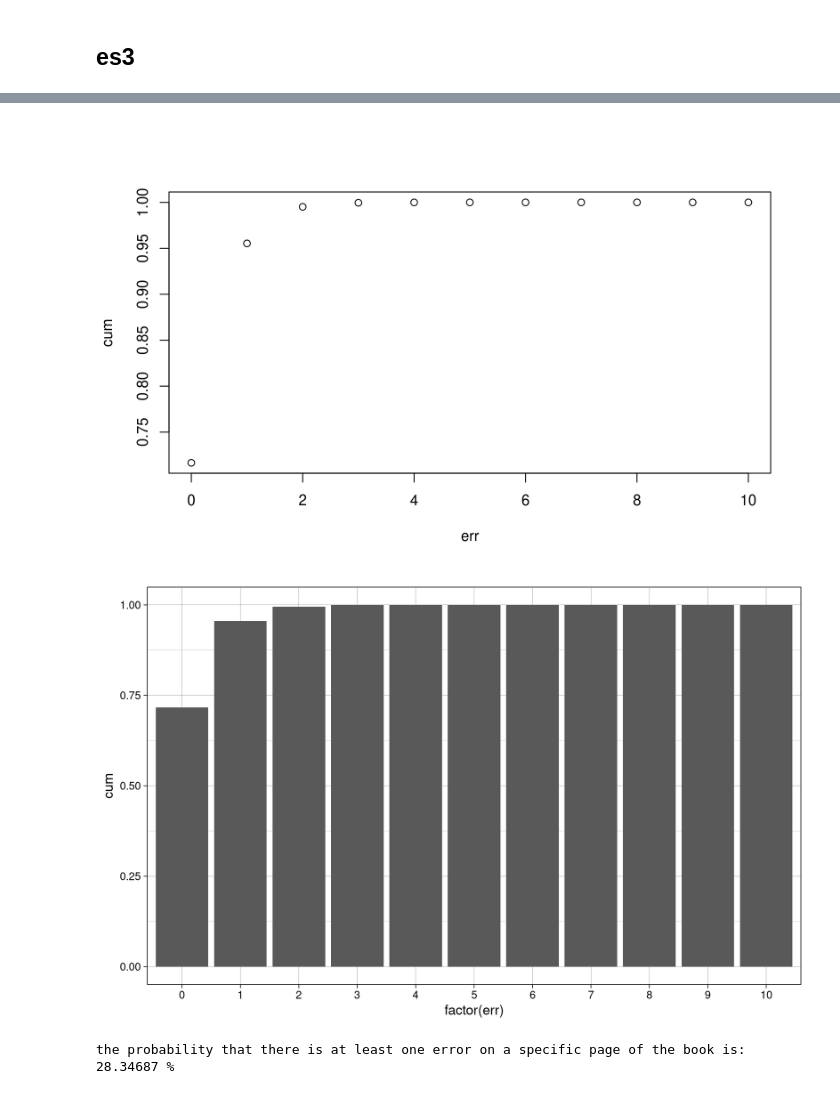
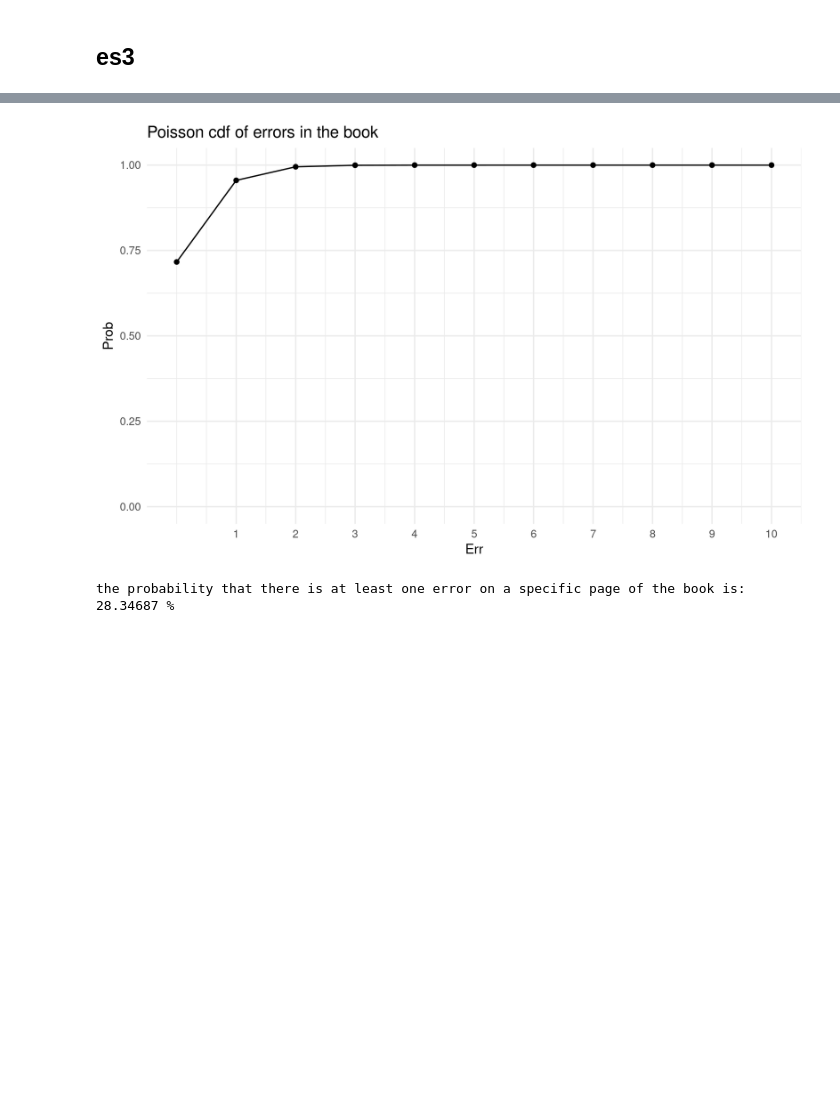
Before and after one commit to PietroCappelli/Advance_stat, a Jupyter notebook: Exercises/exercises02.ipynb, the cells around one changed output, grey strips where cells are left out. Cells and saved outputs as stored; diff of their text form; code cells hidden in the pictures; blank space fills up the shorter version.

```diff
--- a/Exercises/exercises02.ipynb
+++ b/Exercises/exercises02.ipynb
@@ -97,15 +99,18 @@ d_plot
 # %%
 cum <- ppois(err, rate)
-plot(err, cum)
 
 df_c <- data.frame(err, cum )
 c_plot <- ggplot(df_c, aes(x=factor(err), y=cum )) +
-    geom_bar(stat='identity')+
-    theme_linedraw()
+    # geom_bar(stat='identity', fill ="firebrick", color="black")+
+    geom_point(aes(x=err,y=cum))+
+    geom_line(aes(x=err,y=cum))+
+    ylim(0,1)+
+    theme_minimal() +
+    labs(x="Err", y="Prob", title="Poisson cdf of errors in the book") +
+    scale_x_continuous(breaks=x, labels=x)
 c_plot
 # %% [output]
-[figure, old version]
+[figure, new version]
-[figure, removed]
 # %%
 cat("the probability that there is at least one error on a specific page of the book is:",
     (1-p[1])*100,"%")
```
Also changed, not shown: parts of 25 cells of this notebook.
